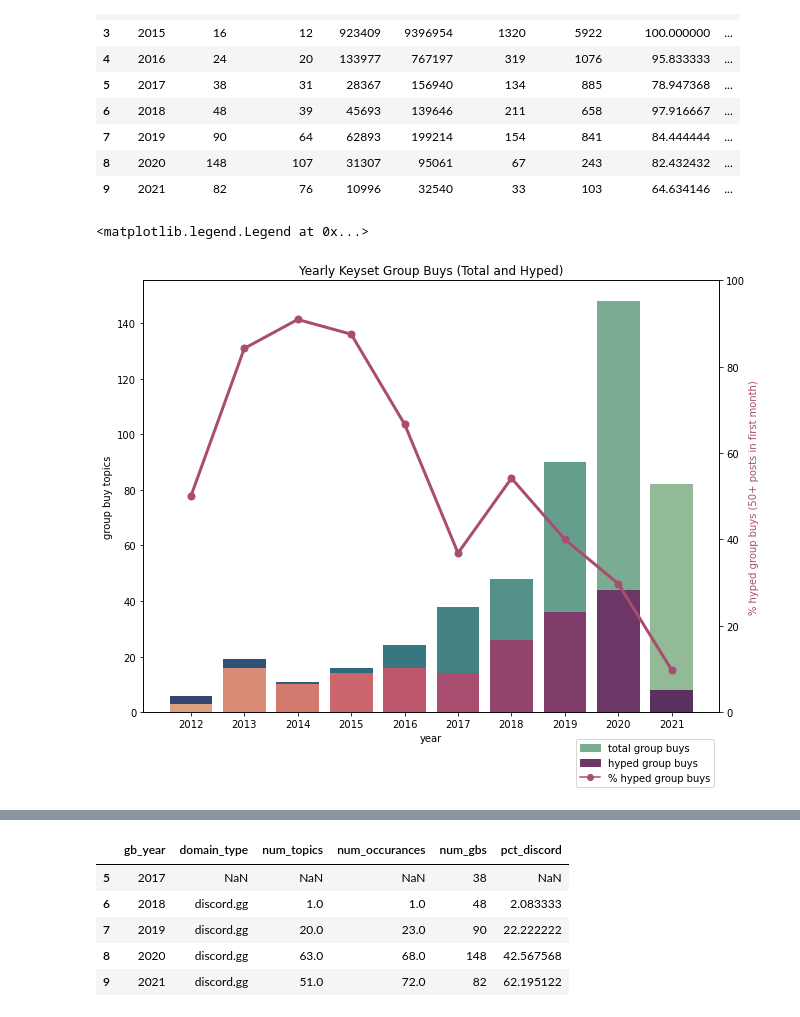
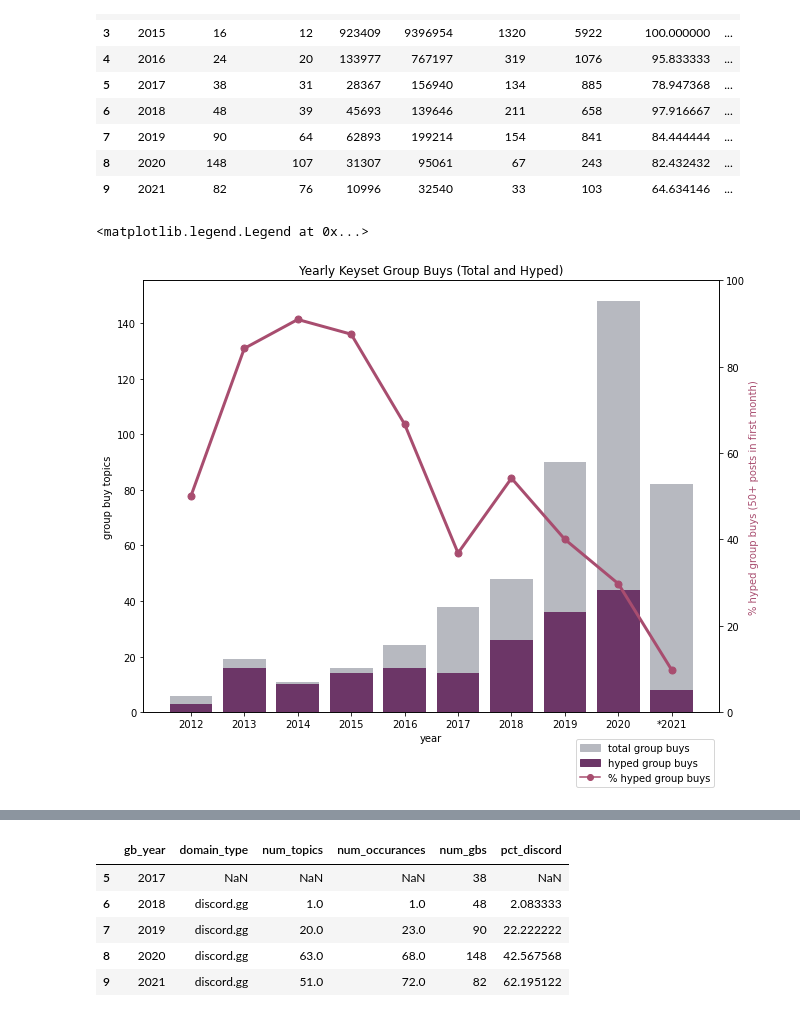
Before and after one commit to mattsalinero/mechanalysis, a Jupyter notebook: mechgraphing.ipynb, the cells around one changed output, grey strips where cells are left out. Cells and saved outputs as stored; diff of their text form; code cells hidden in the pictures.

Commit message:
feat: redo yearly graph for greater customization

```diff
--- a/mechgraphing.ipynb
+++ b/mechgraphing.ipynb
@@ -117,32 +120,40 @@ yearly_df.head(10)
 # %%
 # yearly group buys plot
 
 # create plot and set up twin axis
 yearly_plot = plt.figure(figsize=[8,6])
 yearly_ax1 = yearly_plot.add_axes([1, 1, 1, 1])
 yearly_ax2 = yearly_ax1.twinx()
 yearly_ax2.set_ylim(0, 100)
 
-# plot total gbs, "popular" gbs, and % popular gbs
-sns.barplot(data=yearly_df, x='gb_year', y='num_gbs', palette='crest_r', ax=yearly_ax1)
-sns.barplot(data=yearly_df, x='gb_year', y='count_hyped', palette='flare', ax=yearly_ax1)
+# plot total gbs, hyped gbs, and % popular gbs
+yearly_xpos = np.arange(len(yearly_df['gb_year']))
+yearly_ax1.bar(yearly_xpos, yearly_df['num_gbs'], color=total_gray)
+yearly_ax1.bar(yearly_xpos, yearly_df['count_hyped'], color=hype_purp)
+
 yearly_ax2.plot(yearly_df['gb_year'], yearly_df['pct_hyped'],
-                marker='o', linewidth=3, markersize=7, color='#A84D6F')
+                marker='o', linewidth=3, markersize=7, color=pct_magen)
 
-# TODO: make green "active" (same as hyped but with 25 posts)
-# TODO: rewrite barchart functions to use matplotlib instead of seaborn
-# <25 is grey
+# TODO: graph a green "active" metric (same as hyped but with 25 posts instead of 50)
 
-# add axis labels/legend
+# add axis labels/ticks
 yearly_ax1.set_title("Yearly Keyset Group Buys (Total and Hyped)")
+
 yearly_ax1.set_xlabel('year')
+yearly_ax1.set_xticks(yearly_xpos)
+yearly_xpos_lab = yearly_df['gb_year'].copy()
+yearly_xpos_lab.iat[-1] = "*" + yearly_xpos_lab.iat[-1]
+yearly_ax1.set_xticklabels(yearly_xpos_lab)
+
 yearly_ax1.set_ylabel('group buy topics')
-yearly_ax2.set_ylabel('% hyped group buys (50+ posts in first month)', color='#A84D6F')
-gb_patch = mpatches.Patch(color='#7AAC91', label='total group buys')
-pop_patch = mpatches.Patch(color='#6C3667', label='hyped group buys')
-pct_patch = mlines.Line2D([], [], color='#A84D6F', marker='o', label='% hyped group buys')
+yearly_ax2.set_ylabel('% hyped group buys (50+ posts in first month)', color=pct_magen)
+
+# add legend
+gb_patch = mpatches.Patch(color=total_gray, label='total group buys')
+pop_patch = mpatches.Patch(color=hype_purp, label='hyped group buys')
+pct_patch = mlines.Line2D([], [], color=pct_magen, marker='o', label='% hyped group buys')
 plt.legend(handles=[gb_patch, pop_patch, pct_patch], bbox_to_anchor=(1, -0.05), loc='upper right')
 # %% [output]
 <matplotlib.legend.Legend at 0x...>
-[figure, old version]
+[figure, new version]
 # %% [markdown]
```
Also changed, not shown: parts of 5 cells of this notebook.
